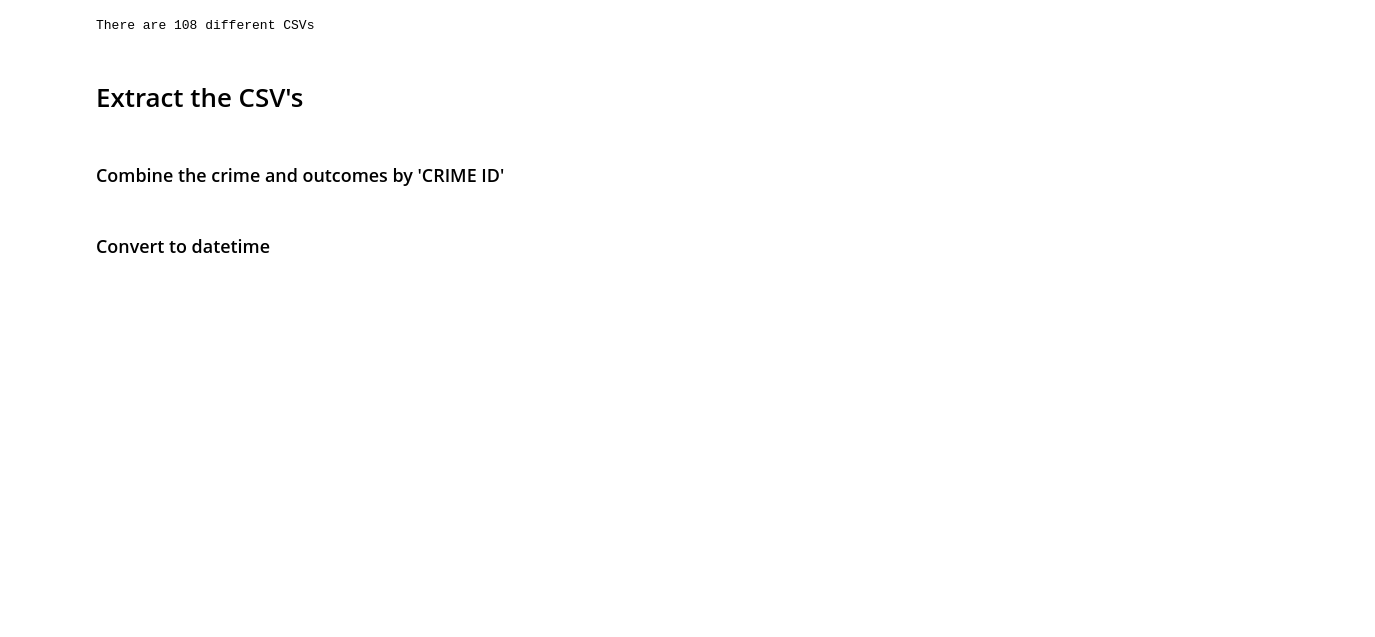
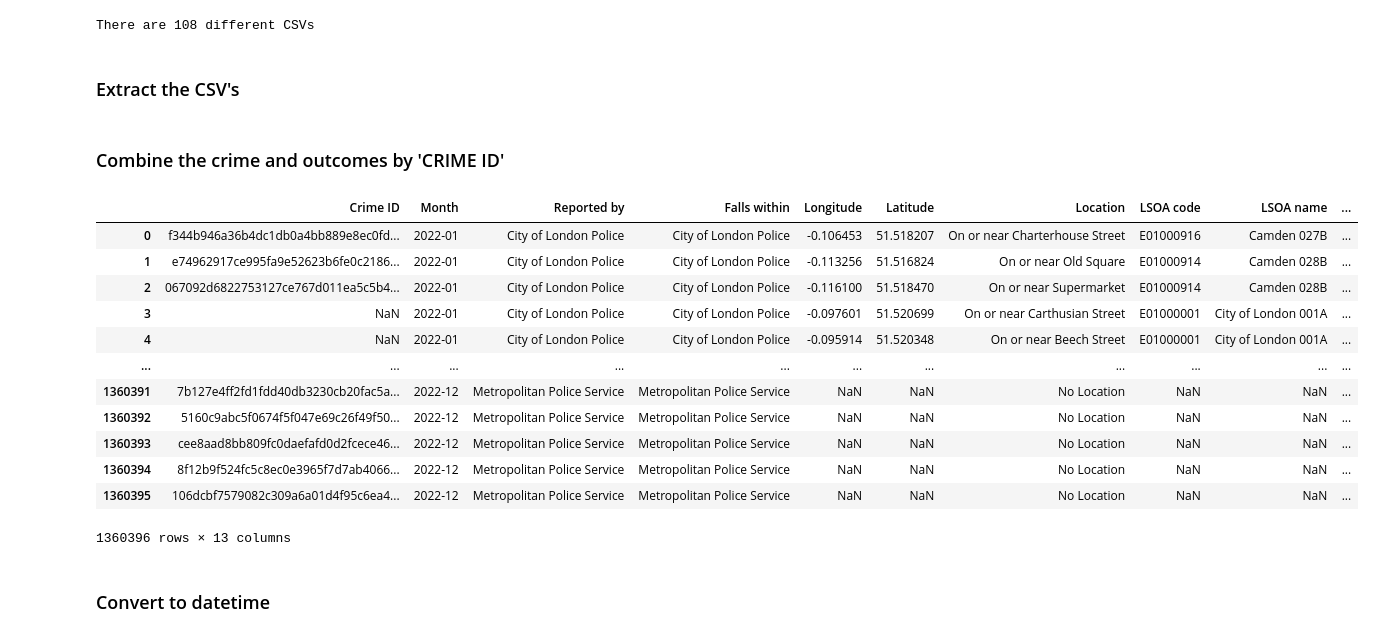
Before and after one commit to KofiBartonByfield/Dissertation, a Jupyter notebook: code/create_police_csv.ipynb, the cells around one changed output. Cells and saved outputs as stored; diff of their text form; code cells hidden in the pictures; blank space fills up the shorter version.

```diff
--- a/code/create_police_csv.ipynb
+++ b/code/create_police_csv.ipynb
@@ -35,6 +32,6 @@ print(f'There are {len(csv_names)} different CSVs')
 # %% [output]
 There are 108 different CSVs
 # %% [markdown]
-# Extract the CSV's
+### Extract the CSV's
 # %%
 # Initialise storage
@@ -73,14 +81,31 @@ merseyside_outcomes_df = pd.concat(merseyside_outcomes, ignore_index=True)
 # %% [markdown]
 ### Combine the crime and outcomes by 'CRIME ID'
 # %%
-# merge London crimes with outcomes
-london_crimes_with_outcomes = london_crimes_df.merge(london_outcomes_df[['Crime ID', 'Outcome type']],
-                                                     on='Crime ID', how='left')
+# # merge London crimes with outcomes
+# london_crimes_with_outcomes = london_crimes_df.merge(london_outcomes_df[['Crime ID', 'Outcome type']],
+#                                                      on='Crime ID', how='left')
 
 
-# merge Merseyside crimes with outcomes
-merseyside_crimes_with_outcomes = merseyside_crimes_df.merge(merseyside_outcomes_df[['Crime ID', 'Outcome type']]
-                                                             , on='Crime ID', how='left')
+# # merge Merseyside crimes with outcomes
+# merseyside_crimes_with_outcomes = merseyside_crimes_df.merge(merseyside_outcomes_df[['Crime ID', 'Outcome type']]
+#                                                              , on='Crime ID', how='left')
+
+crimes_df = crimes_df.merge(outcomes_df[['Crime ID', 'Outcome type']] , on='Crime ID', how='left')
+crimes_df
+# %% [output]
+|  | Crime ID | Month | Reported by | Falls within | Longitude | Latitude | Location | LSOA code | LSOA name | ... |
+| 0 | f344b946a36b4dc1db0a4bb889e8ec0fd... | 2022-01 | City of London Police | City of London Police | -0.106453 | 51.518207 | On or near Charterhouse Street | E01000916 | Camden 027B | ... |
+| 1 | e74962917ce995fa9e52623b6fe0c2186... | 2022-01 | City of London Police | City of London Police | -0.113256 | 51.516824 | On or near Old Square | E01000914 | Camden 028B | ... |
+| 2 | 067092d6822753127ce767d011ea5c5b4... | 2022-01 | City of London Police | City of London Police | -0.116100 | 51.518470 | On or near Supermarket | E01000914 | Camden 028B | ... |
+| 3 | NaN | 2022-01 | City of London Police | City of London Police | -0.097601 | 51.520699 | On or near Carthusian Street | E01000001 | City of London 001A | ... |
+| 4 | NaN | 2022-01 | City of London Police | City of London Police | -0.095914 | 51.520348 | On or near Beech Street | E01000001 | City of London 001A | ... |
+| ... | ... | ... | ... | ... | ... | ... | ... | ... | ... | ... |
+| 1360391 | 7b127e4ff2fd1fdd40db3230cb20fac5a... | 2022-12 | Metropolitan Police Service | Metropolitan Police Service | NaN | NaN | No Location | NaN | NaN | ... |
+| 1360392 | 5160c9abc5f0674f5f047e69c26f49f50... | 2022-12 | Metropolitan Police Service | Metropolitan Police Service | NaN | NaN | No Location | NaN | NaN | ... |
+| 1360393 | cee8aad8bb809fc0daefafd0d2fcece46... | 2022-12 | Metropolitan Police Service | Metropolitan Police Service | NaN | NaN | No Location | NaN | NaN | ... |
+| 1360394 | 8f12b9f524fc5c8ec0e3965f7d7ab4066... | 2022-12 | Metropolitan Police Service | Metropolitan Police Service | NaN | NaN | No Location | NaN | NaN | ... |
+| 1360395 | 106dcbf7579082c309a6a01d4f95c6ea4... | 2022-12 | Metropolitan Police Service | Metropolitan Police Service | NaN | NaN | No Location | NaN | NaN | ... |
+1360396 rows × 13 columns
 # %% [markdown]
 ### Convert to datetime
 # %%
```
Also changed, not shown: parts of 53 cells of this notebook, 5 other files.
